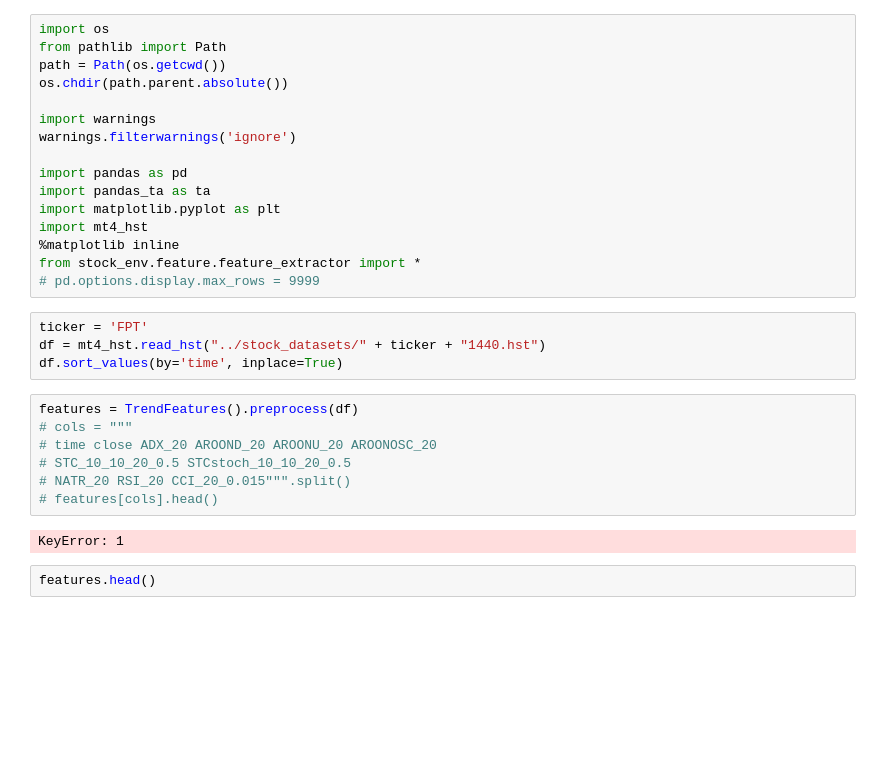
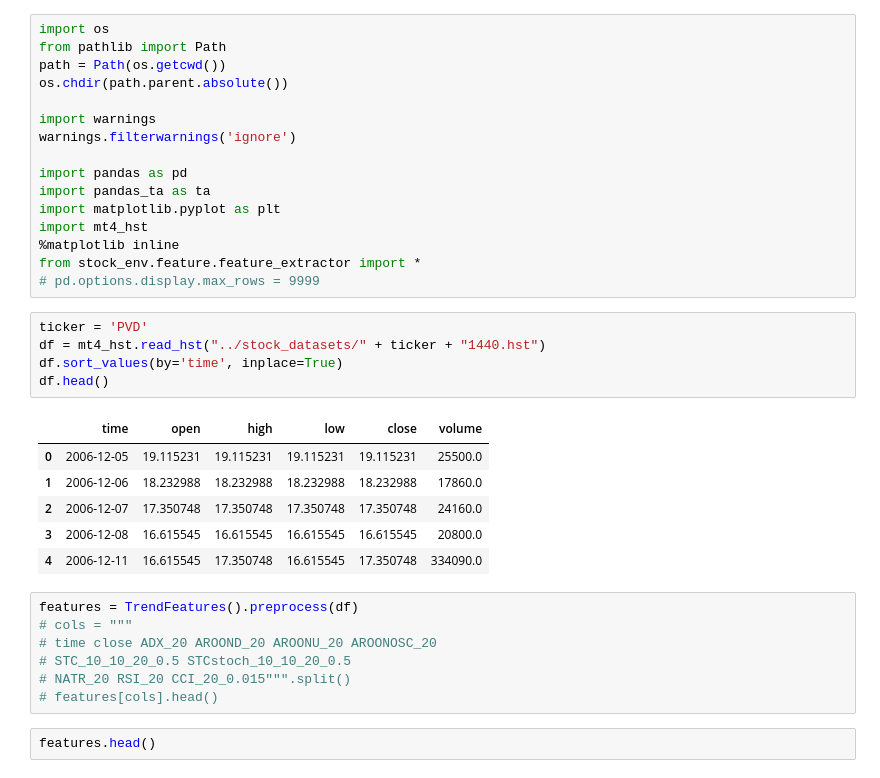
Before and after one commit to minhmanminhman/stock-env, a Jupyter notebook: notebooks/feature_engineering.ipynb, the cells around one changed output. Saved outputs shown, nothing was run; the diff lists cells and outputs as text; blank space fills up the shorter version.

```diff
--- a/notebooks/feature_engineering.ipynb
+++ b/notebooks/feature_engineering.ipynb
@@ -15,9 +15,17 @@ import mt4_hst
 from stock_env.feature.feature_extractor import *
 # pd.options.display.max_rows = 9999
 # %%
-ticker = 'FPT'
+ticker = 'PVD'
 df = mt4_hst.read_hst("../stock_datasets/" + ticker + "1440.hst")
 df.sort_values(by='time', inplace=True)
+df.head()
+# %% [output]
+|  | time | open | high | low | close | volume |
+| 0 | 2006-12-05 | 19.115231 | 19.115231 | 19.115231 | 19.115231 | 25500.0 |
+| 1 | 2006-12-06 | 18.232988 | 18.232988 | 18.232988 | 18.232988 | 17860.0 |
+| 2 | 2006-12-07 | 17.350748 | 17.350748 | 17.350748 | 17.350748 | 24160.0 |
+| 3 | 2006-12-08 | 16.615545 | 16.615545 | 16.615545 | 16.615545 | 20800.0 |
+| 4 | 2006-12-11 | 16.615545 | 17.350748 | 16.615545 | 17.350748 | 334090.0 |
 # %%
 features = TrendFeatures().preprocess(df)
 # cols = """
@@ -25,8 +33,6 @@ features = TrendFeatures().preprocess(df)
 # STC_10_10_20_0.5 STCstoch_10_10_20_0.5
 # NATR_20 RSI_20 CCI_20_0.015""".split()
 # features[cols].head()
-# %% [output]
-KeyError: 1
 # %%
 features.head()
 # %%
```
Also changed, not shown: 12 other files.
